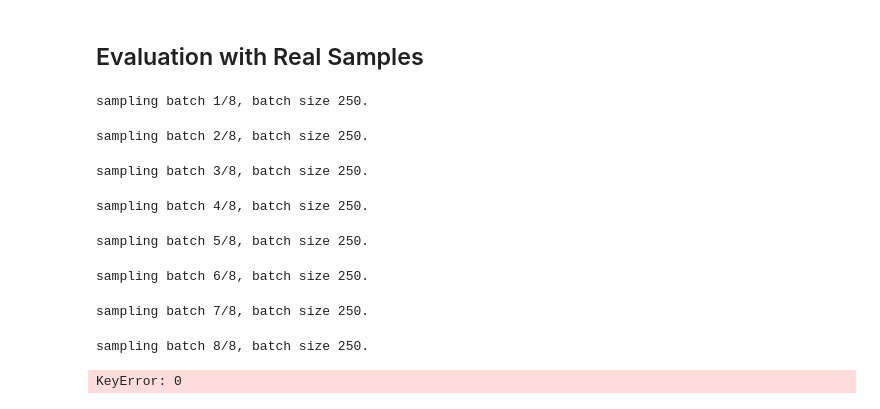
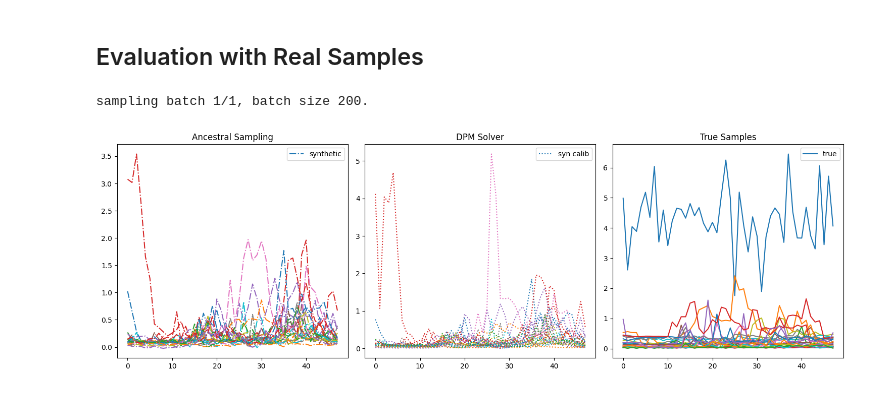
Before and after one commit to OpenSynth-energy/OpenSynth, a Jupyter notebook: _test_train_energydiff.ipynb, the cells around one changed output. Drawn from its saved outputs; the diff is of its cells as text; code cells hidden in the pictures.

```diff
--- a/_test_train_energydiff.ipynb
+++ b/_test_train_energydiff.ipynb
@@ -105,18 +105,19 @@ df_model = diffusion.PLDiffusion1D(
     dim_feedforward=512,
     dropout=0.1,
     learn_variance=False,
-    num_timestep=500,
+    num_timestep=1000,
     model_mean_type=diffusion.ModelMeanType.V,
     model_variance_type=diffusion.ModelVarianceType.FIXED_SMALL,
     loss_type=diffusion.LossType.MSE,
     beta_schedule_type=diffusion.BetaScheduleType.COSINE,
     lr=1e-3,
     ema_update_every=1,
-    ema_decay=0.99,
+    ema_decay=0.999,
 )
 trainer = pl.Trainer(
     gradient_clip_val=1.0,
     gradient_clip_algorithm="norm",
     max_epochs=250,
+    accelerator="cpu",
 )
 # %% [output]
@@ -209,17 +220,11 @@ large_dm.setup()
 # %%
 real_kwh = large_dm.reconstruct_kwh(next(iter(large_dm.train_dataloader()))['kwh'])
 # %%
-ema_df_model = df_model.ema.ema_model # GaussianDiffusion1D
-synthetic = ema_df_model.dpm_solver_sample(2000, 250, 100, (48, 1))
+ema_df_model = df_model.ema.ema_model.to('cuda' if torch.cuda.is_available() \
+        else 'mps' if torch.backends.mps.is_available() \
+            else 'cpu') # GaussianDiffusion1
+synthetic = ema_df_model.dpm_solver_sample(200, 200, 100, (48, 1))
 # synthetic = ema_df_model.ancestral_sample(10000, 250, 48, 1) # ancestral sampling
 synthetic = dm.reconstruct_kwh(synthetic.squeeze(-1))
 # %% [output]
-sampling batch 1/8, batch size 250.
+sampling batch 1/1, batch size 200.
-sampling batch 2/8, batch size 250.
-sampling batch 3/8, batch size 250.
-sampling batch 4/8, batch size 250.
-sampling batch 5/8, batch size 250.
-sampling batch 6/8, batch size 250.
-sampling batch 7/8, batch size 250.
-sampling batch 8/8, batch size 250.
-KeyError: 0
@@ -226,3 +235,26 @@ KeyError: 0
+# %%
+fig, axs = plt.subplots(1, 3, figsize=(15, 5))
+
+for idx in range(min(synthetic.shape[0], 25)):
+    axs[0].plot(synthetic[idx].detach().cpu().numpy(), linestyle='-.', label="synthetic" if idx == 0 else None)
+axs[0].set_title('Ancestral Sampling')
+axs[0].legend()
+
+for idx in range(min(syn_calib.shape[0], 25)):
+    axs[1].plot(syn_calib[idx].detach().cpu().numpy(), linestyle=':', label="syn calib" if idx == 0 else None)
+axs[1].set_title('DPM Solver')
+axs[1].legend()
+
+for idx in range(min(real_kwh.shape[0], 25)):
+    axs[2].plot(real_kwh[idx].detach().cpu().numpy(), label="true" if idx == 0 else None)
+axs[2].set_title('True Samples')
+axs[2].legend()
+
+plt.tight_layout()
+plt.show()
+pass
+# %% [output]
+[figure, added]
 # %%
 def plot_stats(real_kwh, synthetic):
     fig, (ax1, ax2, ax3) = plt.subplots(1, 3, figsize=(18, 3), sharey=True, gridspec_kw={'wspace': 0.05})
```
Also changed, not shown: parts of 14 cells of this notebook.
